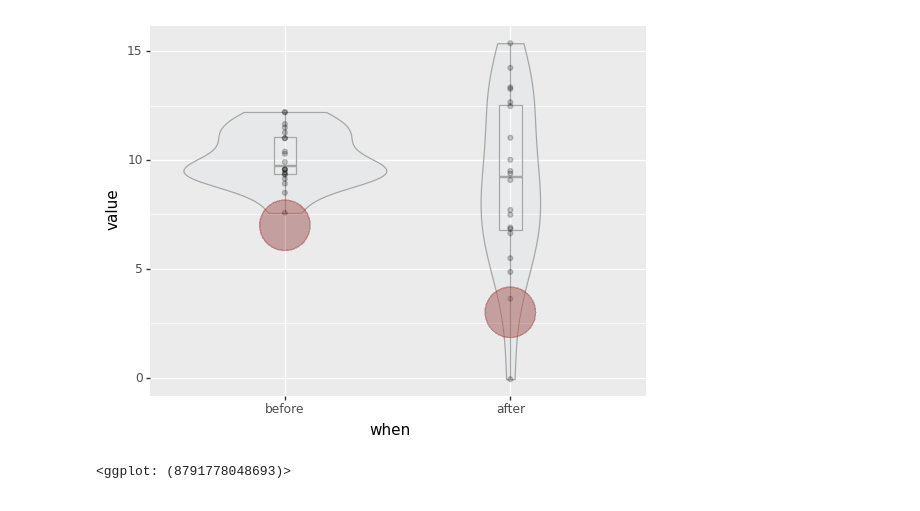
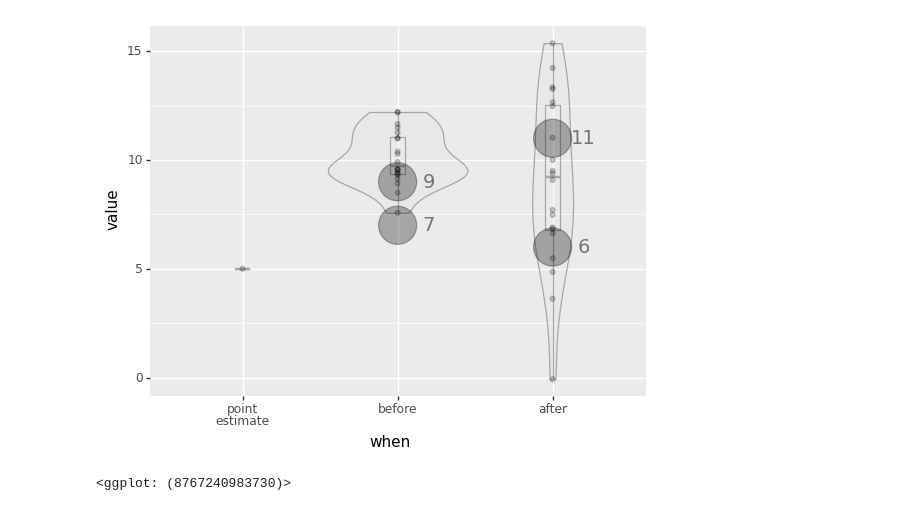
Before and after one commit to steed360/Data-Analysis, a Jupyter notebook: Investigate_Plot_Options.ipynb, the cells around one changed output. Cells and saved outputs as stored; diff of their text form; code cells hidden in the pictures.

```diff
--- a/Investigate_Plot_Options.ipynb
+++ b/Investigate_Plot_Options.ipynb
@@ -39,23 +62,25 @@ n = 20
 mu = (10, 10)
 sigma = (1, 3.6)
 
+point_estimate = np.repeat ( 5,1)
 before = np.random.normal(loc=mu[0], scale=sigma[0], size=n)
-after = np.random.normal(loc=mu[1], scale=sigma[1], size=n)
+after  = np.random.normal(loc=mu[1], scale=sigma[1], size=n)
 
-before_5_percentile = np.repeat ( 7, n)
-after_5_percentile = np.repeat ( 3, n)
+point_estimate_when  = np.repeat ( 'point\nestimate',1)
+before_when   = np.repeat ( 'before', n)
+after_when  = np.repeat ( 'after', n)
 
 
 print ( np.percentile ( before, [5,95]) )
 
 df = pd.DataFrame({
-    'value': np.hstack([before, after]),
-    'when': np.repeat(['before', 'after'], n),
-    '5_perc': np.hstack ( [before_5_percentile, after_5_percentile ] ),
-    'id': np.hstack([range(n), range(n)])
+
+    'value':  np.hstack([point_estimate, before, after] )  ,
+    'when':   np.hstack ( [point_estimate_when, before_when, after_when]),
+    #'when':   np.repeat( [ 'before', 'after'], n),
 })
 
-df['when'] = df['when'].astype(pdtypes.CategoricalDtype(categories=['before', 'after', 'other']))
+df['when'] = df['when'].astype(pdtypes.CategoricalDtype(categories=['point\nestimate', 'before', 'after', 'other']))
 df.head()
 # %% [output]
 [ 8.44768606 12.18774329]
@@ -80,0 +93,15 @@ pd.DataFrame (
+# %%
+# DataFrame for the summary information about the distributions.
+
+df_sum = pd.DataFrame (
+   {
+       'when' : ['before', 'before', 'after', 'after'],
+       'which': ['lower bound', 'upper bound' ,'lower bound', 'upper bound'],
+       'vals' : [7,9, 6,11 ],
+
+   }
+)
+
+df_sum['label'] = df_sum['which'] + df_sum['vals'].astype (str)
+
+df_sum
@@ -81,12 +114,14 @@ pd.DataFrame (
 # %%
-
 (ggplot(df, aes('when', 'value'))
  + geom_violin(df, alpha=0.04, color=GRAY8, fill=BLUE3)
  + geom_boxplot(width=0.1, alpha=0.09, color=GRAY8 )
  + geom_point(alpha=0.2)
- + geom_point ( aes ( y='5_perc'), color=RED1, size=20, alpha=0.01)
-  + geom_point (   aes ( y='5_perc'), color=RED1, size=20, alpha=0.01)
+  + geom_point (  aes(y='vals' ),data=df_sum , size=15, alpha=0.3)
+  + geom_text( data=df_sum, mapping=aes(label = ( 'vals') ,y  = 'vals' )  ,
+            #position = position_stack(vjust = .5),
+            #format_string="CI:{}",
+            color = 'black', size = 14  , alpha=0.5, nudge_x=0.2)
 )
 # %% [output]
-[figure, old version]
+[figure, new version]
-<ggplot: (8791778048693)>
+<ggplot: (8767240983730)>
```
Also changed, not shown: parts of 7 cells of this notebook.
